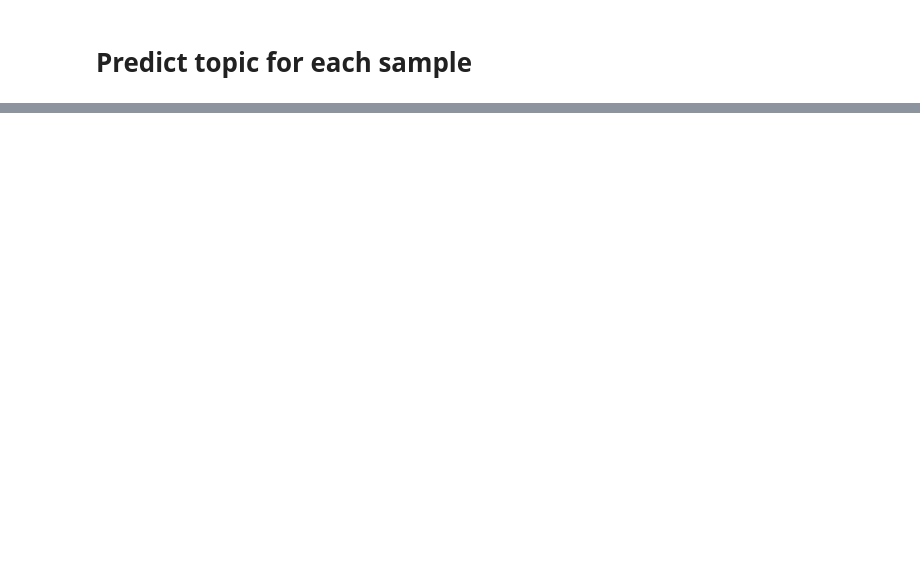
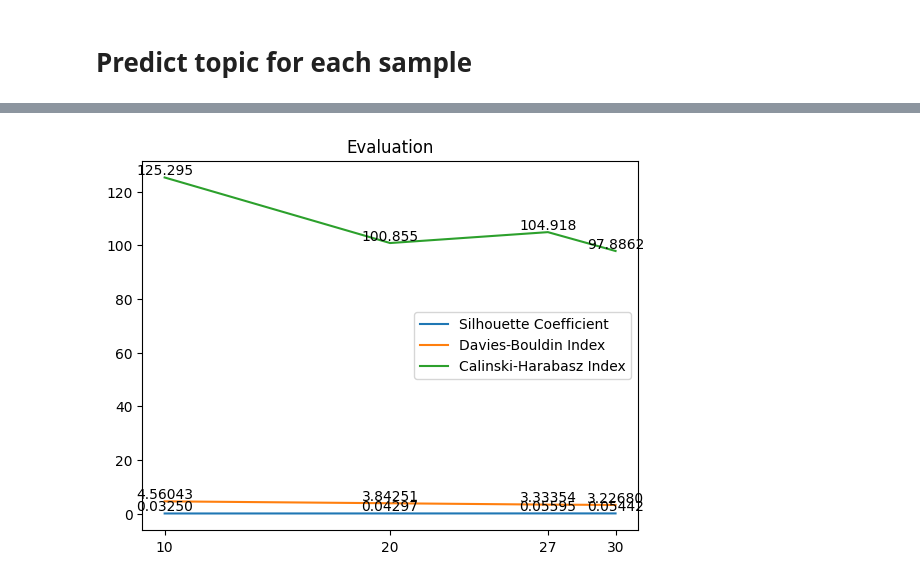
Before and after one commit to RepoMining/LDA_Abstract_README, a Jupyter notebook: lda_predict/abstract_predict.ipynb, the cells around one changed output, grey strips where cells are left out. Drawn from its saved outputs; the diff is of its cells as text; code cells hidden in the pictures; blank space fills up the shorter version.

Commit message:
update Evaluation

```diff
--- a/lda_predict/abstract_predict.ipynb
+++ b/lda_predict/abstract_predict.ipynb
@@ -74,0 +102,5 @@ doc_topic
+# %%
+from sklearn.metrics import davies_bouldin_score
+db_index = davies_bouldin_score(tfidf.toarray(), doc_topic['topic'])
+
+print("The Davies-Bouldin Index is:", db_index)
@@ -74,0 +111,5 @@ doc_topic
+# %%
+from sklearn.metrics import calinski_harabasz_score
+ch_index = calinski_harabasz_score(tfidf.toarray(), doc_topic['topic'])
+
+print("The Calinski-Harabasz Index is:", ch_index)
@@ -74,0 +120,21 @@ doc_topic
+# %%
+def evaluate(X, labels, lda)
+    silhouette_avg = silhouette_score(X, labels)
+    db_index = davies_bouldin_score(X.toarray(), labels)
+    ch_index = calinski_harabasz_score(X.toarray(), labels)
+    return [lda, silhouette_avg, db_index, ch_index]
+
+performance = []
+for n_t in n_topics:
+    lda = load(lda_ModelPath + "lda_" + str(n_topics[n_t]) + ".pt")
+    rows = []
+    for idx, doc in enumerate(tfidf):
+        distribution = lda.transform(doc)
+        topic_id = np.argmax(distribution)
+        data = [docLst[idx], distribution, topic_id]
+        rows.append(data)
+    doc_topic = pd.DataFrame(rows, columns=['doc', 'distribution', 'topic'])
+    performance.append(evaluate(tfidf, doc_topic['topic'], "lda_"+str(n_t)))
+
+performance = pd.DataFrame(performance, columns=['Model', 'Silhouette Coefficient', 'Davies-Bouldin Index', 'Calinski-Harabasz Index'])
+performance
@@ -74,0 +147,14 @@ doc_topic
+# %%
+import matplotlib.pyplot as plt
+plt.figure()
+measures = ['Silhouette Coefficient', 'Davies-Bouldin Index', 'Calinski-Harabasz Index']
+for measure in measures:
+    plt.plot(n_topics, np.array(performance[measure]), label=measure)
+    for i in range(len(n_topics)):
+        plt.text(n_topics[i], performance[measure][i], str(performance[measure][i])[:7], ha='center', va='bottom')
+plt.xticks(n_topics)
+plt.title('Evaluation')
+plt.legend()
+plt.show()
+# %% [output]
+[figure, added]
```
Also changed, not shown: parts of 11 cells of this notebook, 4 other files.
